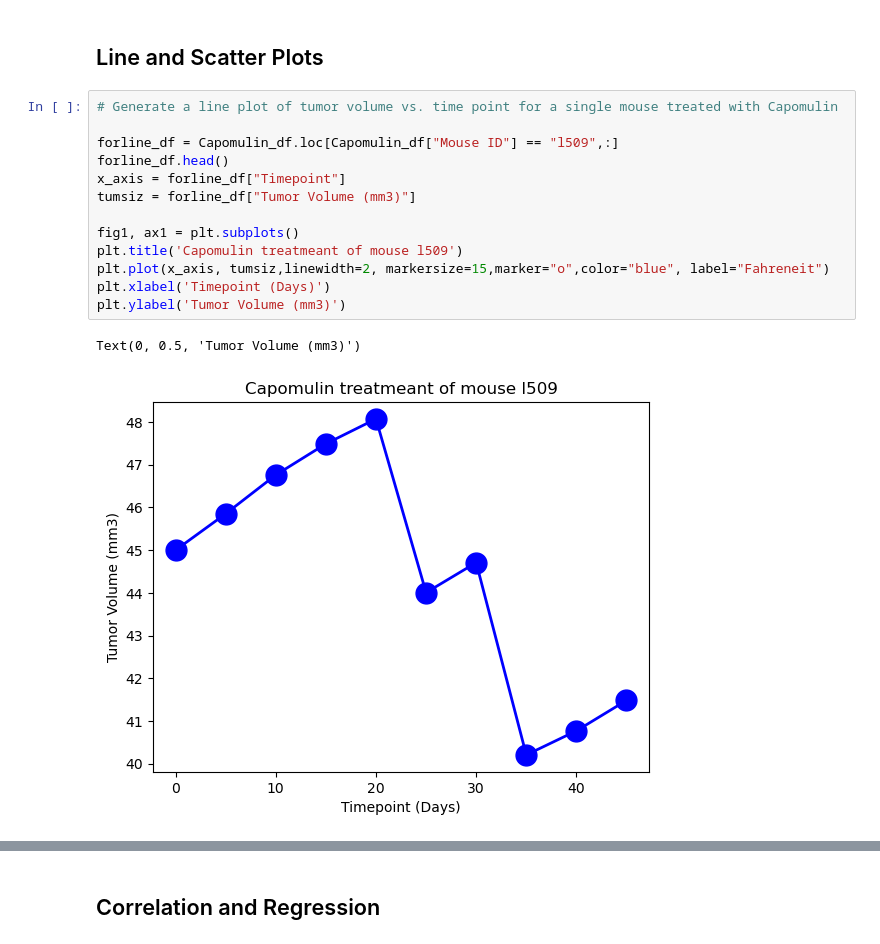
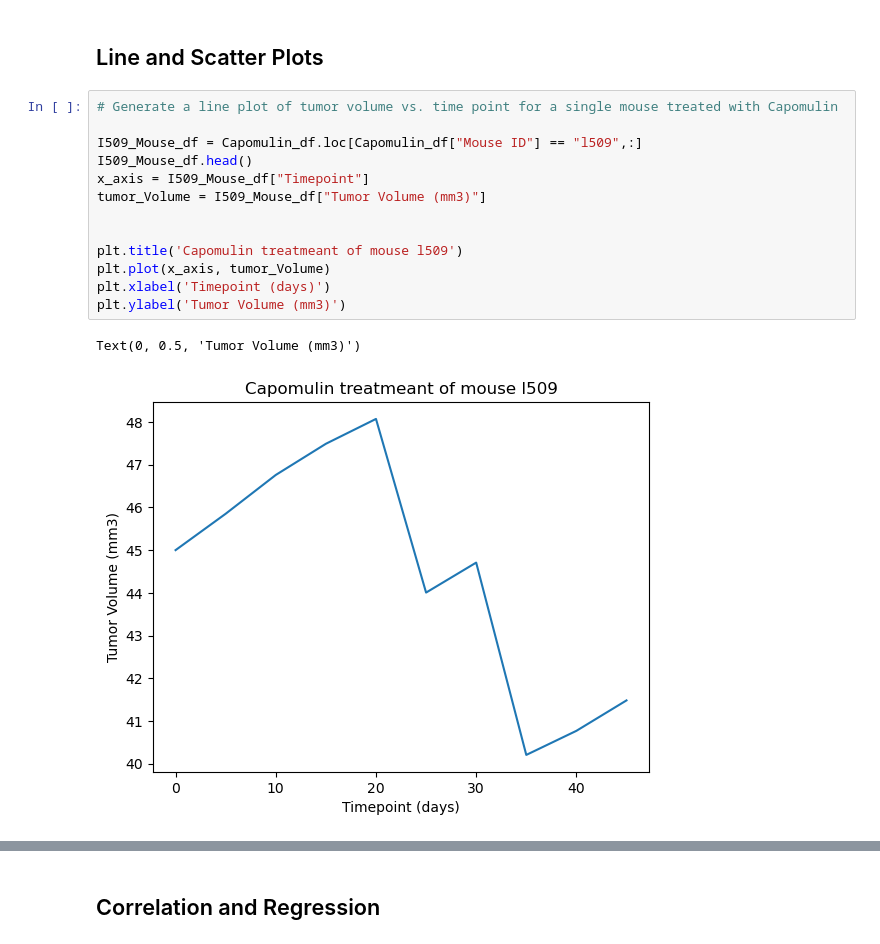
Before and after one commit to OluDadaG/matplotlibChallenge, a Jupyter notebook: pymaceuticals_starter.ipynb, the cells around one changed output, grey strips where cells are left out. Drawn from its saved outputs; the diff is of its cells as text.

```diff
--- a/pymaceuticals_starter.ipynb
+++ b/pymaceuticals_starter.ipynb
@@ -353,16 +359,16 @@ plt.show()
 # %%
 # Generate a line plot of tumor volume vs. time point for a single mouse treated with Capomulin
 
-forline_df = Capomulin_df.loc[Capomulin_df["Mouse ID"] == "l509",:]
-forline_df.head()
-x_axis = forline_df["Timepoint"]
-tumsiz = forline_df["Tumor Volume (mm3)"]
+I509_Mouse_df = Capomulin_df.loc[Capomulin_df["Mouse ID"] == "l509",:]
+I509_Mouse_df.head()
+x_axis = I509_Mouse_df["Timepoint"]
+tumor_Volume = I509_Mouse_df["Tumor Volume (mm3)"]
 
-fig1, ax1 = plt.subplots()
+
 plt.title('Capomulin treatmeant of mouse l509')
-plt.plot(x_axis, tumsiz,linewidth=2, markersize=15,marker="o",color="blue", label="Fahreneit")
-plt.xlabel('Timepoint (Days)')
+plt.plot(x_axis, tumor_Volume)
+plt.xlabel('Timepoint (days)')
 plt.ylabel('Tumor Volume (mm3)')
 # %% [output]
 Text(0, 0.5, 'Tumor Volume (mm3)')
-[figure, old version]
+[figure, new version]
```
Also changed, not shown: parts of 9 cells of this notebook, 2 other files.
